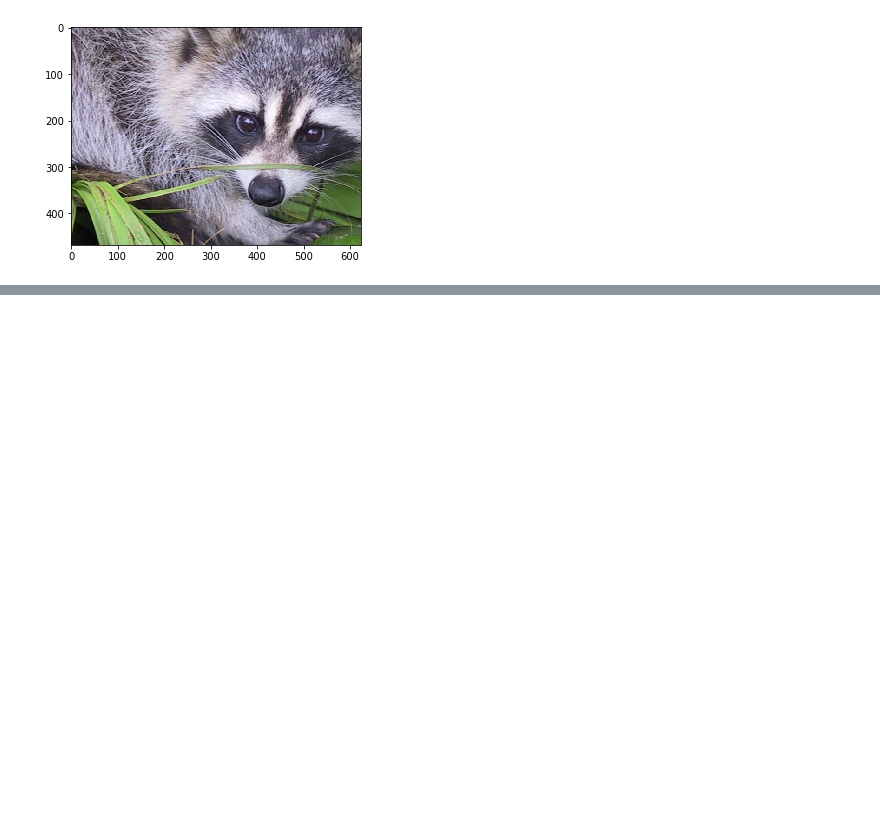
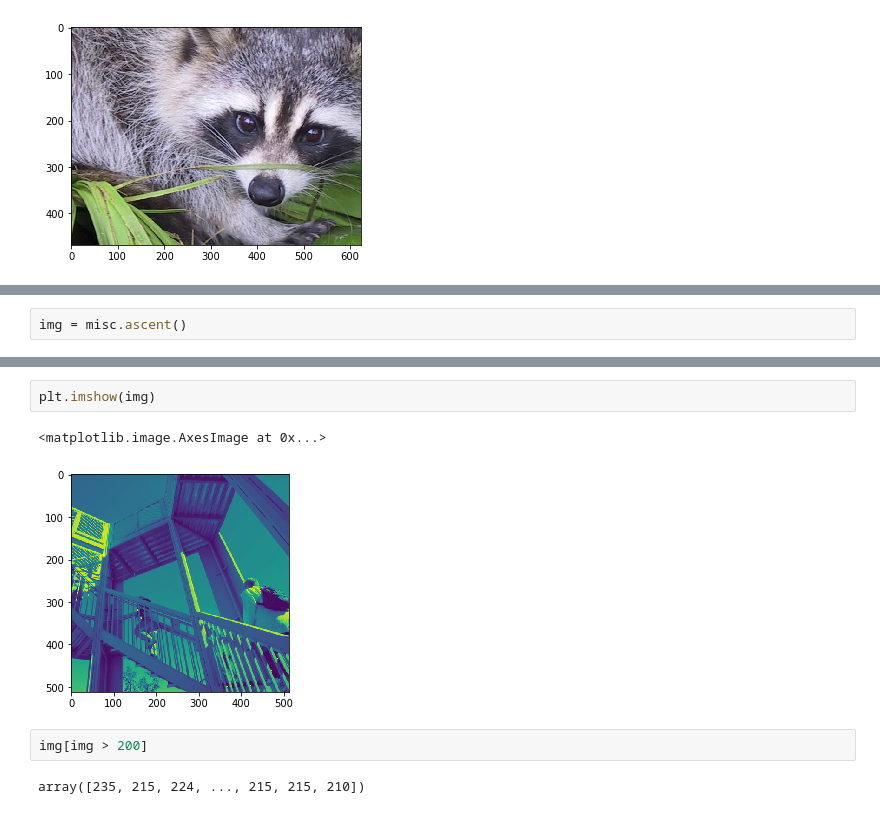
Before and after one commit to srikanthpragada/DS_11_NOV_2019, a Jupyter notebook: numpy_demo.ipynb, the cells around one changed output, grey strips where cells are left out. Cells and saved outputs as stored; diff of their text form; blank space fills up the shorter version.

```diff
--- a/numpy_demo.ipynb
+++ b/numpy_demo.ipynb
@@ -845,0 +838,2 @@ plt.imshow(john)
+# %%
+img = misc.ascent()
@@ -845,0 +844,9 @@ plt.imshow(john)
+# %%
+plt.imshow(img)
+# %% [output]
+<matplotlib.image.AxesImage at 0x...>
+[figure, added]
+# %%
+img[img > 200]
+# %% [output]
+array([235, 215, 224, ..., 215, 215, 210])
```
Also changed, not shown: parts of 8 cells of this notebook, 2 other files.
